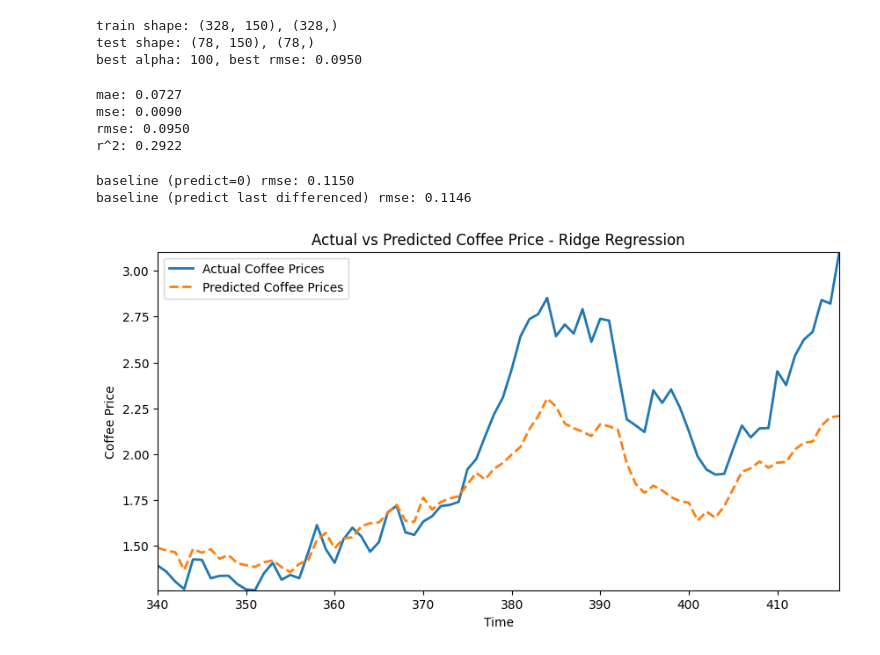
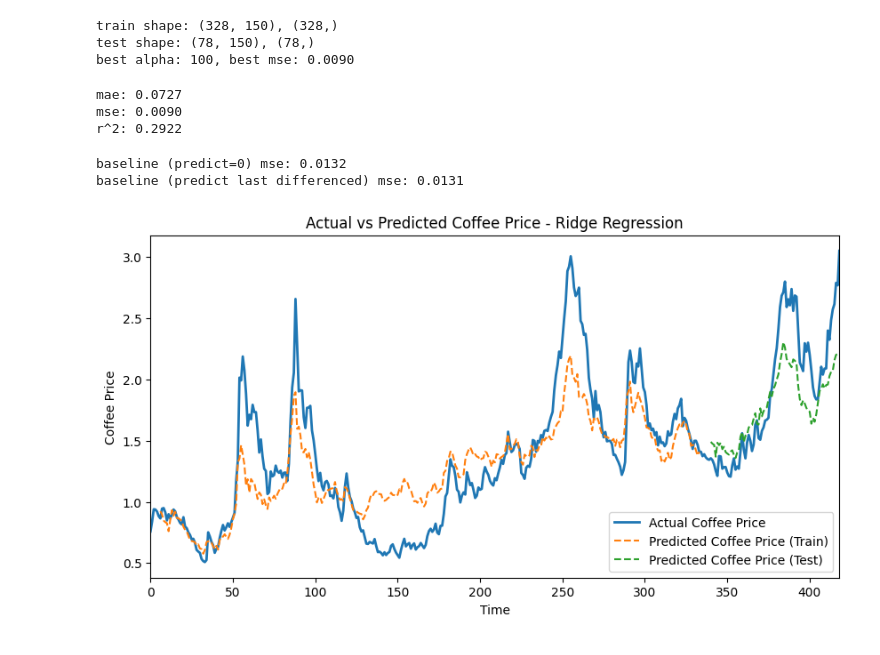
Before and after one commit to NicolasMSalas/eco395m_ml_coffee_trees, a Jupyter notebook: code/ridge_regression.ipynb, the cells around one changed output. Drawn from its saved outputs; the diff is of its cells as text; code cells hidden in the pictures.

Commit message:
updated ridge regression mse and graph

```diff
--- a/code/ridge_regression.ipynb
+++ b/code/ridge_regression.ipynb
@@ -65,22 +65,22 @@ X_train_scaled = scaler.fit_transform(X_train)
 X_test_scaled = scaler.transform(X_test)
 
 alphas = [0.01, 0.1, 1, 10, 100]
-best_alpha, best_rmse = None, float("inf")
+best_alpha, best_mse = None, float("inf")
 
 for alpha in alphas:
     ridge = Ridge(alpha=alpha)
     ridge.fit(X_train_scaled, y_train)
     y_pred_val = ridge.predict(X_test_scaled)
-    rmse = np.sqrt(mean_squared_error(y_test, y_pred_val))
-    if rmse < best_rmse:
-        best_rmse = rmse
+    mse_val = mean_squared_error(y_test, y_pred_val)
+    if mse_val < best_mse:
+        best_mse = mse_val
         best_alpha = alpha
 
-print(f"best alpha: {best_alpha}, best rmse: {best_rmse:.4f}")
+print(f"best alpha: {best_alpha}, best mse: {best_mse:.4f}")
 # %% [output]
 train shape: (328, 150), (328,)
 test shape: (78, 150), (78,)
-best alpha: 100, best rmse: 0.0950
+best alpha: 100, best mse: 0.0090
 # %%
 best_ridge = Ridge(alpha=best_alpha)
 best_ridge.fit(X_train_scaled, y_train)
@@ -96,45 +96,45 @@ test_idx = test_df.index[window_size:]
 
 mae = mean_absolute_error(y_test, y_pred_test)
 mse = mean_squared_error(y_test, y_pred_test)
-rmse = np.sqrt(mse)
 r2 = r2_score(y_test, y_pred_test)
 
 print(f"mae: {mae:.4f}")
 print(f"mse: {mse:.4f}")
-print(f"rmse: {rmse:.4f}")
 print(f"r^2: {r2:.4f}")
 # %% [output]
 mae: 0.0727
 mse: 0.0090
-rmse: 0.0950
 r^2: 0.2922
 # %%
 y_pred_zero = np.zeros_like(y_test)
-rmse_zero = np.sqrt(mean_squared_error(y_test, y_pred_zero))
-print(f"baseline (predict=0) rmse: {rmse_zero:.4f}")
+mse_zero = mean_squared_error(y_test, y_pred_zero)
+print(f"baseline (predict=0) mse: {mse_zero:.4f}")
 
 last_train_diff = y_train[-1]
 y_pred_last = np.full_like(y_test, last_train_diff)
-rmse_last = np.sqrt(mean_squared_error(y_test, y_pred_last))
-print(f"baseline (predict last differenced) rmse: {rmse_last:.4f}")
+mse_last = mean_squared_error(y_test, y_pred_last)
+print(f"baseline (predict last differenced) mse: {mse_last:.4f}")
 # %% [output]
-baseline (predict=0) rmse: 0.1150
-baseline (predict last differenced) rmse: 0.1146
+baseline (predict=0) mse: 0.0132
+baseline (predict last differenced) mse: 0.0131
 # %%
 plt.figure(figsize=(10, 5))
-plt.plot(test_idx, offset_cum_actual, label="Actual Coffee Prices", linewidth=2)
-plt.plot(test_idx, offset_cum_pred, label="Predicted Coffee Prices", linestyle="--", linewidth=2)
+plt.plot(df_original.index, df_original["Coffee"], label="Actual Coffee Price", linewidth=2)
+
+y_pred_train = best_ridge.predict(X_train_scaled)
+cumulative_pred_train = np.cumsum(y_pred_train)
+start_offset_train = df_original.loc[train_df.index[window_size], "Coffee"]
+offset_cum_pred_train = start_offset_train + cumulative_pred_train
+train_idx = train_df.index[window_size:]
+plt.plot(train_idx, offset_cum_pred_train, label="Predicted Coffee Price (Train)", linestyle="--")
+
+plt.plot(test_idx, offset_cum_pred, label="Predicted Coffee Price (Test)", linestyle="--")
+
 plt.legend()
-
-plt.xlim(test_idx[0], test_idx[-1])
-
-min_val = min(offset_cum_actual.min(), offset_cum_pred.min())
-max_val = max(offset_cum_actual.max(), offset_cum_pred.max())
-plt.ylim(min_val, max_val)
-
 plt.xlabel("Time")
 plt.ylabel("Coffee Price")
 plt.title("Actual vs Predicted Coffee Price - Ridge Regression")
+plt.xlim(df_original.index[0], df_original.index[-1])
 plt.show()
 # %% [output]
-[figure, old version]
+[figure, new version]
```
